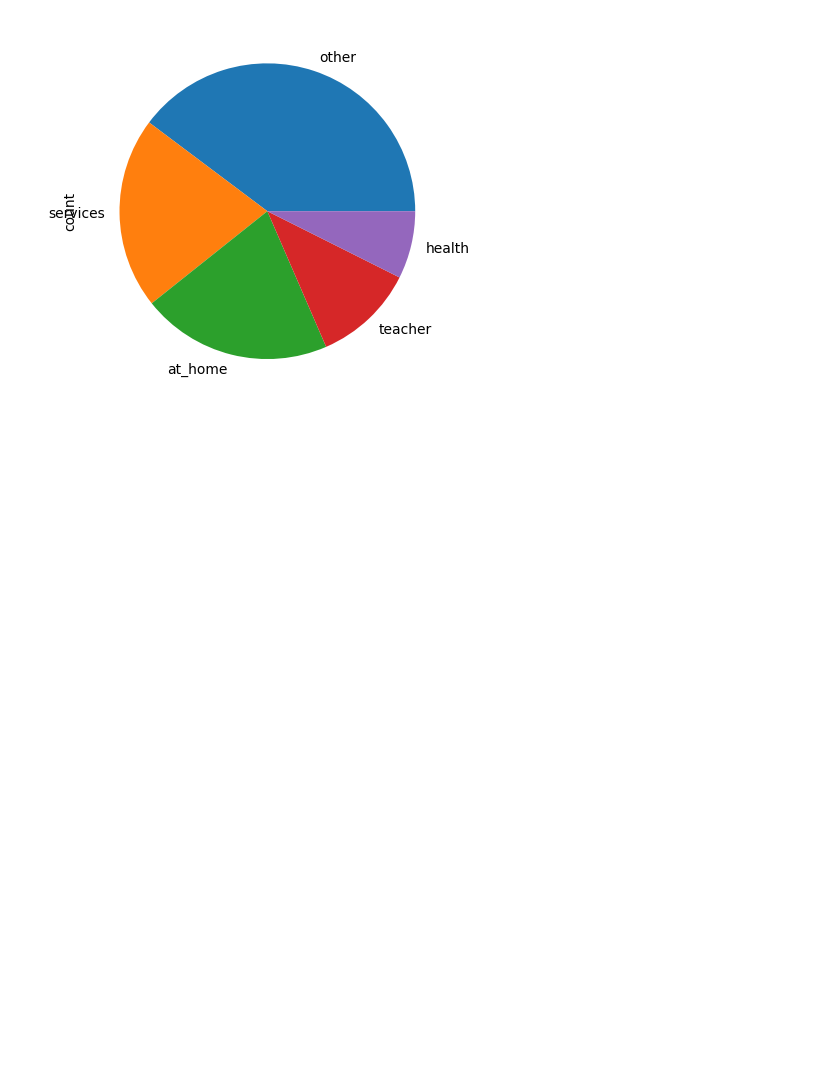
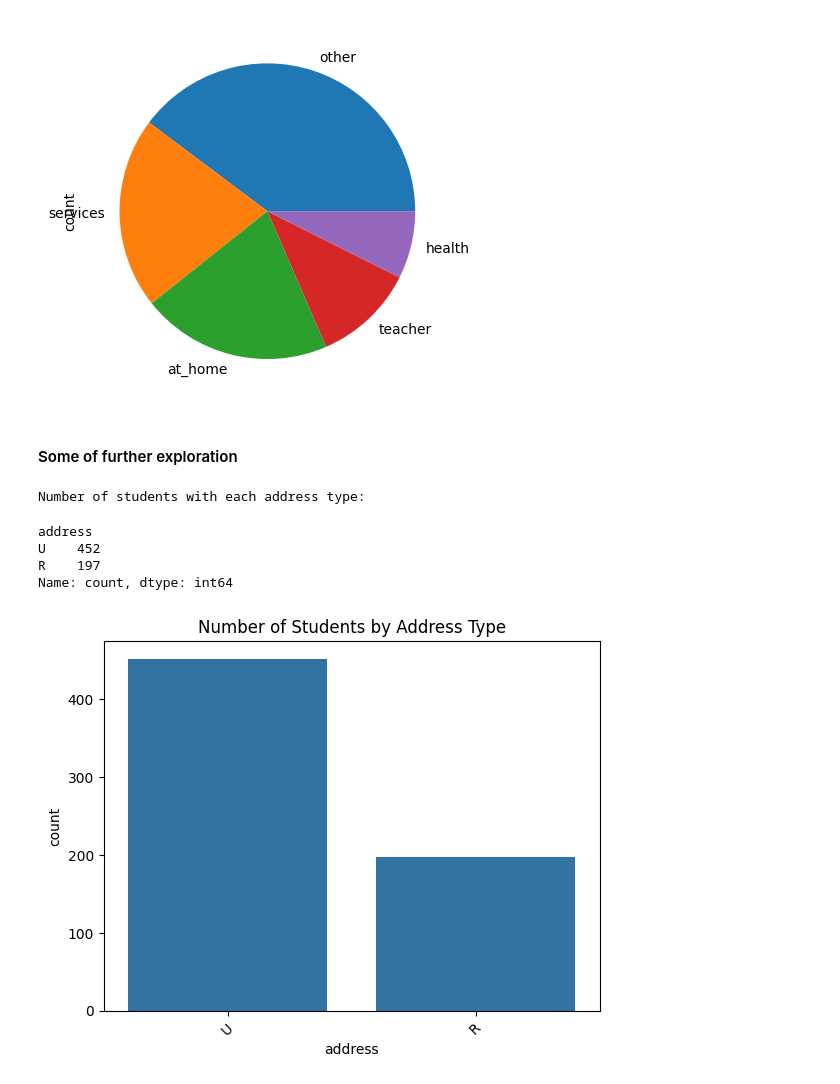
Before and after one commit to 7086600/exploring_student_data, a Jupyter notebook: exploring_student_data.ipynb, the cells around one changed output. Drawn from its saved outputs; the diff is of its cells as text; code cells hidden in the pictures; blank space fills up the shorter version.

Commit message:
exploration of address variable

```diff
--- a/exploring_student_data.ipynb
+++ b/exploring_student_data.ipynb
@@ -166,3 +166,24 @@ mjob_counts.plot.pie()
 # %% [output]
 <Axes: ylabel='count'>
 [figure]
+# %% [markdown]
+#### Some of further exploration
+# %%
+# exploration of address variable
+address_counts = students['address'].value_counts()
+print(f"Number of students with each address type:")
+address_counts
+# %% [output]
+Number of students with each address type:
+address
+U    452
+R    197
+Name: count, dtype: int64
+# %%
+sns.countplot(data=students, x='address')
+plt.title('Number of Students by Address Type')
+plt.xticks(rotation=45)
+plt.show()
+plt.close()
+# %% [output]
+[figure, added]
```
